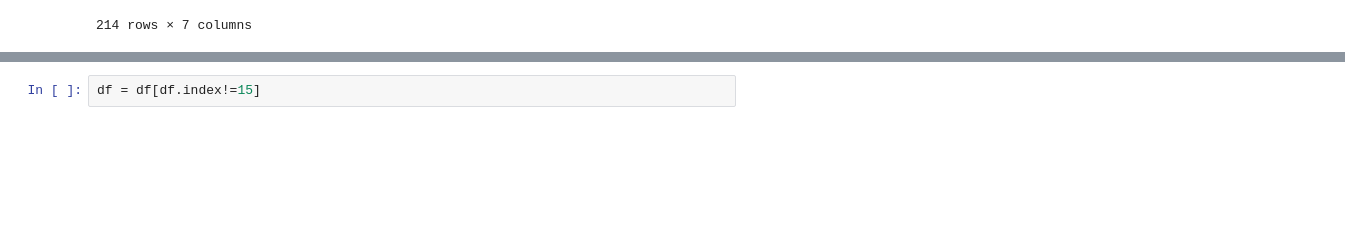
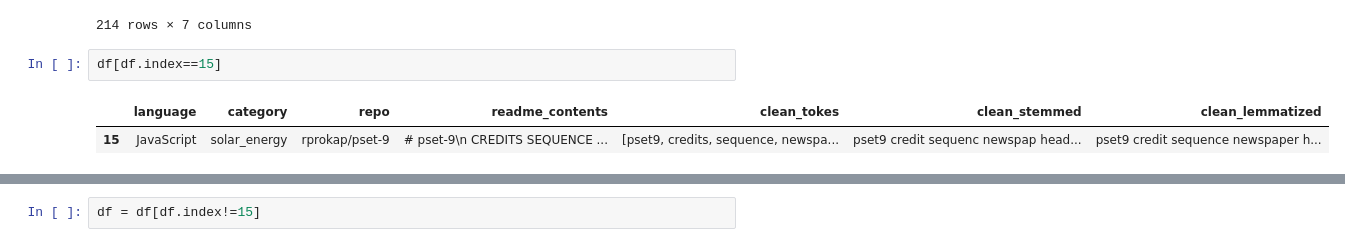
Before and after one commit to github-nlp-project/nlp-project, a Jupyter notebook: chase-nlp-notebook.ipynb, the cells around one changed output, grey strips where cells are left out. Saved outputs shown, nothing was run; the diff lists cells and outputs as text; blank space fills up the shorter version.

```diff
--- a/chase-nlp-notebook.ipynb
+++ b/chase-nlp-notebook.ipynb
@@ -88,5 +89,10 @@ df
 | 212 | R | natural_gas | jaburney/naturalgastransition | ## Coal-to-Natural Gas Transition... | [coaltonatural, gas, transition, ... | coaltonatur ga transit impact ana... | coaltonatural gas transition impa... |
 | 213 | JavaScript | natural_gas | leytzher/oil-price | # oil-price\nGet latest oil (WTI ... | [oilprice, get, latest, oil, wti,... | oilpric get latest oil wti brent ... | oilprice get latest oil wti brent... |
 214 rows × 7 columns
+# %%
+df[df.index==15]
+# %% [output]
+|  | language | category | repo | readme_contents | clean_tokes | clean_stemmed | clean_lemmatized |
+| 15 | JavaScript | solar_energy | rprokap/pset-9 | # pset-9\n CREDITS SEQUENCE ... | [pset9, credits, sequence, newspa... | pset9 credit sequenc newspap head... | pset9 credit sequence newspaper h... |
 # %%
 df.clean_lemmatized.apply(len).nlargest(15)
```
Also changed, not shown: parts of 20 cells of this notebook.
